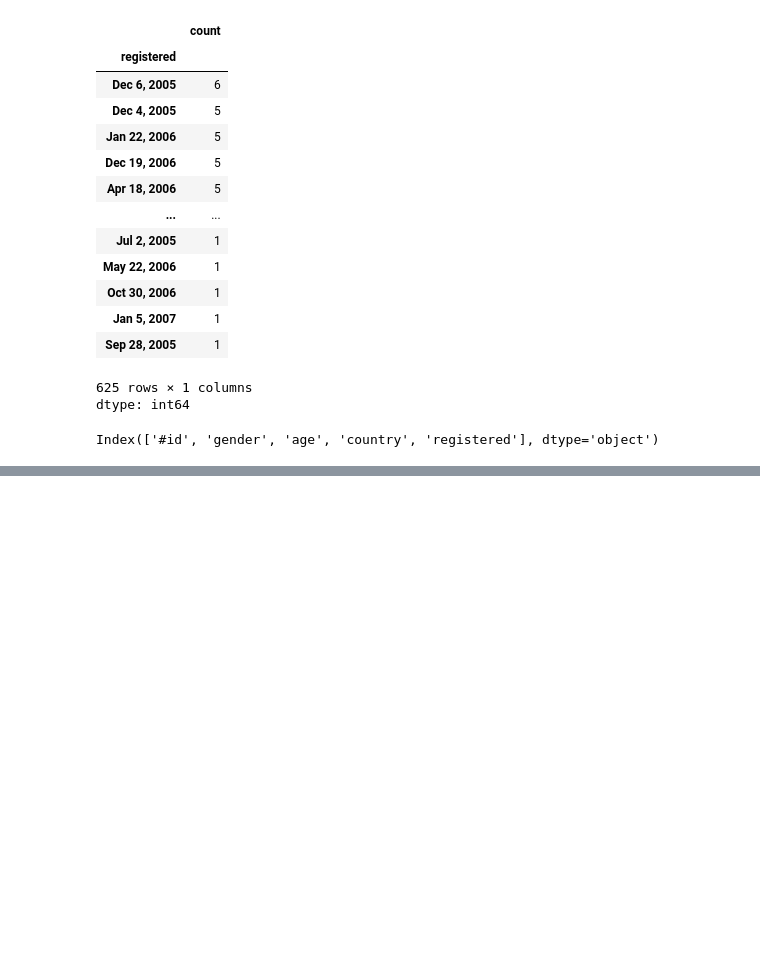
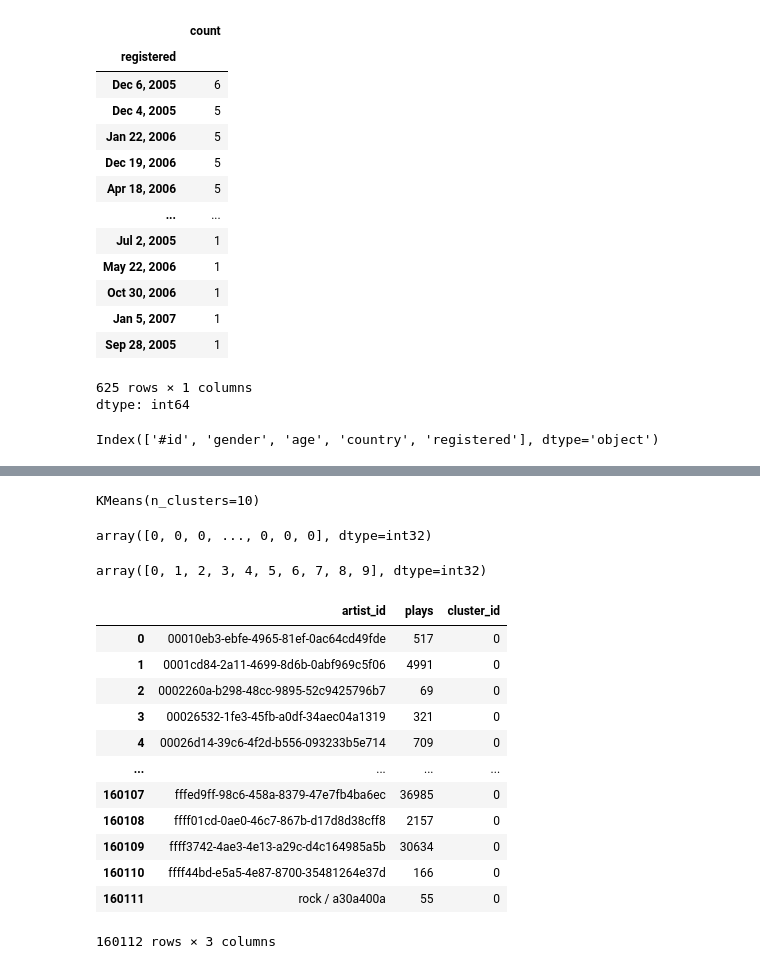
Before and after one commit to FredArgoX/ChaoticTest_PySpark, a Jupyter notebook: 02_GL_Spark_Music_Project.ipynb, the cells around one changed output, grey strips where cells are left out. Drawn from its saved outputs; the diff is of its cells as text; code cells hidden in the pictures; blank space fills up the shorter version.

```diff
--- a/02_GL_Spark_Music_Project.ipynb
+++ b/02_GL_Spark_Music_Project.ipynb
@@ -197,0 +445,5 @@ Index(['#id', 'gender', 'age', 'country', 'registered'], dtype='object')
+# %%
+from sklearn.cluster import KMeans
+
+km1 = KMeans(n_clusters=10)
+km1
@@ -197,0 +452,2 @@ Index(['#id', 'gender', 'age', 'country', 'registered'], dtype='object')
+# %%
+artist_count = artist_aggr[["plays"]]
@@ -197,0 +470,31 @@ Index(['#id', 'gender', 'age', 'country', 'registered'], dtype='object')
+# %%
+km1.fit(artist_count)
+# %% [output]
+KMeans(n_clusters=10)
+# %%
+label1 = km1.labels_
+label1
+# %% [output]
+array([0, 0, 0, ..., 0, 0, 0], dtype=int32)
+# %%
+# Unique labels in label1
+np.unique(label1)
+# %% [output]
+array([0, 1, 2, 3, 4, 5, 6, 7, 8, 9], dtype=int32)
+# %%
+artist_aggr["cluster_id"] = label1
+artist_aggr
+# %% [output]
+|  | artist_id | plays | cluster_id |
+| 0 | 00010eb3-ebfe-4965-81ef-0ac64cd49fde | 517 | 0 |
+| 1 | 0001cd84-2a11-4699-8d6b-0abf969c5f06 | 4991 | 0 |
+| 2 | 0002260a-b298-48cc-9895-52c9425796b7 | 69 | 0 |
+| 3 | 00026532-1fe3-45fb-a0df-34aec04a1319 | 321 | 0 |
+| 4 | 00026d14-39c6-4f2d-b556-093233b5e714 | 709 | 0 |
+| ... | ... | ... | ... |
+| 160107 | fffed9ff-98c6-458a-8379-47e7fb4ba6ec | 36985 | 0 |
+| 160108 | ffff01cd-0ae0-46c7-867b-d17d8d38cff8 | 2157 | 0 |
+| 160109 | ffff3742-4ae3-4e13-a29c-d4c164985a5b | 30634 | 0 |
+| 160110 | ffff44bd-e5a5-4e87-8700-35481264e37d | 166 | 0 |
+| 160111 | rock / a30a400a | 55 | 0 |
+160112 rows × 3 columns
```
Also changed, not shown: parts of 44 cells of this notebook.
